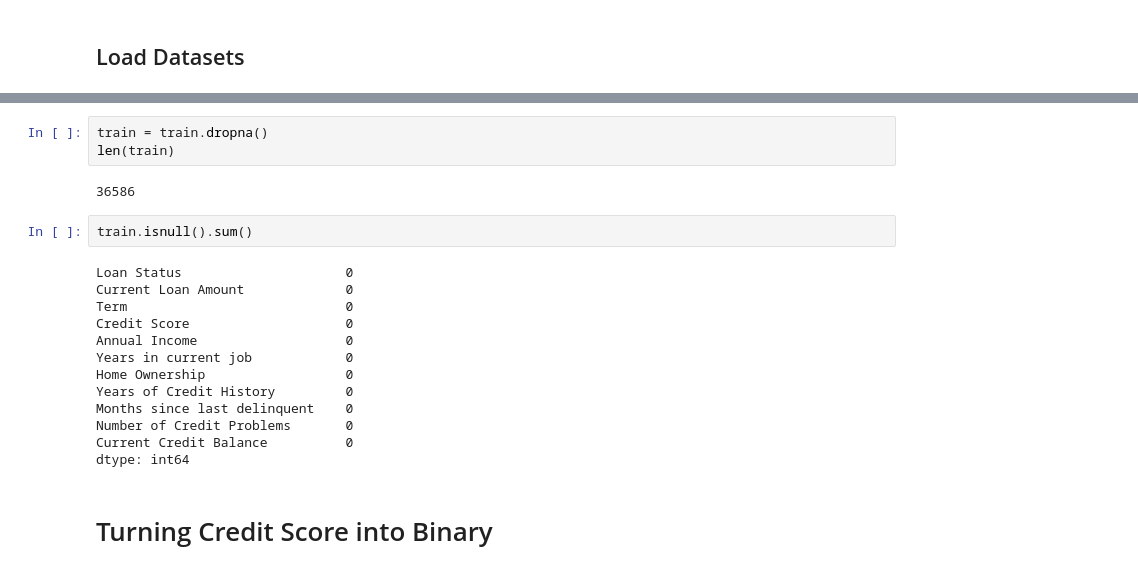
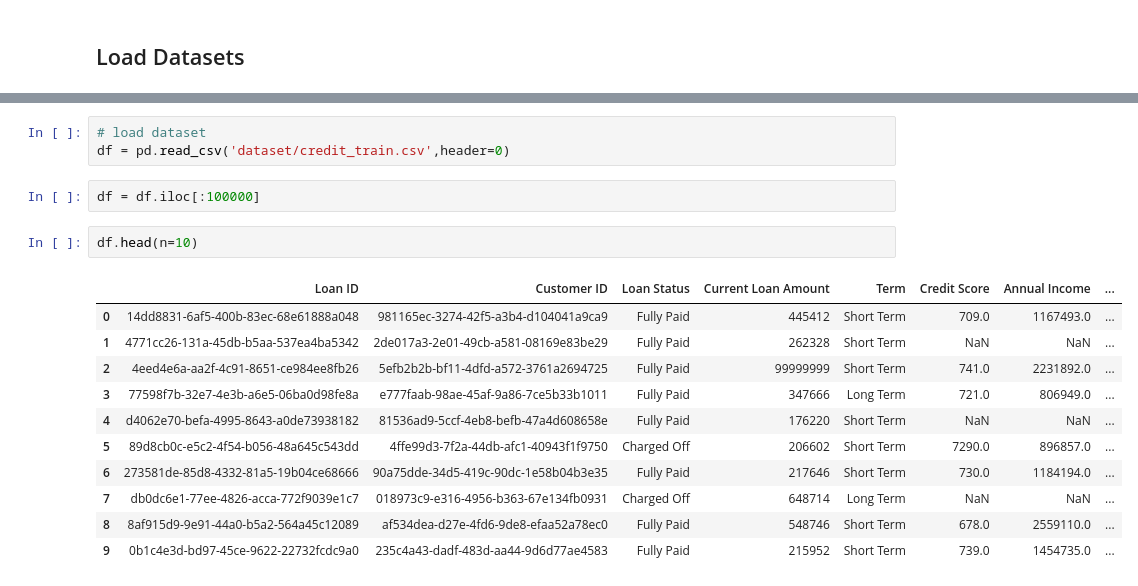
Before and after one commit to devfest2019/Juvo, a Jupyter notebook: model.ipynb, the cells around one changed output, grey strips where cells are left out. Cells and saved outputs as stored; diff of their text form.

```diff
--- a/model.ipynb
+++ b/model.ipynb
@@ -119,22 +20,19 @@ dtype: int64
-# %%
-train = train.dropna()
-len(train)
-# %% [output]
-36586
-# %%
-train.isnull().sum()
-# %% [output]
-Loan Status                     0
-Current Loan Amount             0
-Term                            0
-Credit Score                    0
-Annual Income                   0
-Years in current job            0
-Home Ownership                  0
-Years of Credit History         0
-Months since last delinquent    0
-Number of Credit Problems       0
-Current Credit Balance          0
-dtype: int64
-# %% [markdown]
-# Turning Credit Score into Binary
+# %%
+# load dataset
+df = pd.read_csv('dataset/credit_train.csv',header=0)
+# %%
+df = df.iloc[:100000]
+# %%
+df.head(n=10)
+# %% [output]
+|  | Loan ID | Customer ID | Loan Status | Current Loan Amount | Term | Credit Score | Annual Income | ... |
+| 0 | 14dd8831-6af5-400b-83ec-68e61888a048 | 981165ec-3274-42f5-a3b4-d104041a9ca9 | Fully Paid | 445412 | Short Term | 709.0 | 1167493.0 | ... |
+| 1 | 4771cc26-131a-45db-b5aa-537ea4ba5342 | 2de017a3-2e01-49cb-a581-08169e83be29 | Fully Paid | 262328 | Short Term | NaN | NaN | ... |
+| 2 | 4eed4e6a-aa2f-4c91-8651-ce984ee8fb26 | 5efb2b2b-bf11-4dfd-a572-3761a2694725 | Fully Paid | 99999999 | Short Term | 741.0 | 2231892.0 | ... |
+| 3 | 77598f7b-32e7-4e3b-a6e5-06ba0d98fe8a | e777faab-98ae-45af-9a86-7ce5b33b1011 | Fully Paid | 347666 | Long Term | 721.0 | 806949.0 | ... |
+| 4 | d4062e70-befa-4995-8643-a0de73938182 | 81536ad9-5ccf-4eb8-befb-47a4d608658e | Fully Paid | 176220 | Short Term | NaN | NaN | ... |
+| 5 | 89d8cb0c-e5c2-4f54-b056-48a645c543dd | 4ffe99d3-7f2a-44db-afc1-40943f1f9750 | Charged Off | 206602 | Short Term | 7290.0 | 896857.0 | ... |
+| 6 | 273581de-85d8-4332-81a5-19b04ce68666 | 90a75dde-34d5-419c-90dc-1e58b04b3e35 | Fully Paid | 217646 | Short Term | 730.0 | 1184194.0 | ... |
+| 7 | db0dc6e1-77ee-4826-acca-772f9039e1c7 | 018973c9-e316-4956-b363-67e134fb0931 | Charged Off | 648714 | Long Term | NaN | NaN | ... |
+| 8 | 8af915d9-9e91-44a0-b5a2-564a45c12089 | af534dea-d27e-4fd6-9de8-efaa52a78ec0 | Fully Paid | 548746 | Short Term | 678.0 | 2559110.0 | ... |
+| 9 | 0b1c4e3d-bd97-45ce-9622-22732fcdc9a0 | 235c4a43-dadf-483d-aa44-9d6d77ae4583 | Fully Paid | 215952 | Short Term | 739.0 | 1454735.0 | ... |
```
Also changed, not shown: parts of 54 cells of this notebook.
